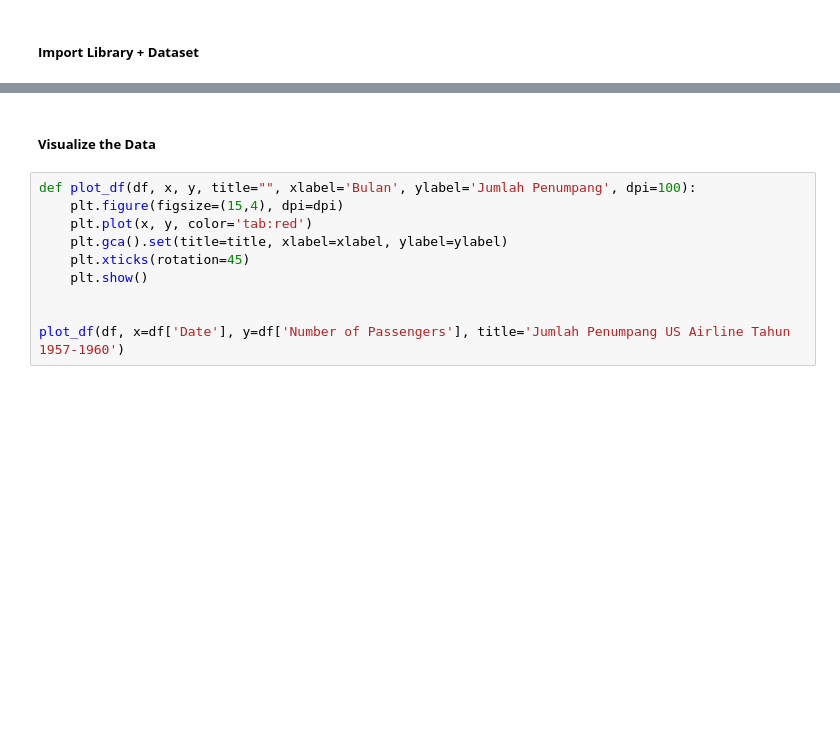
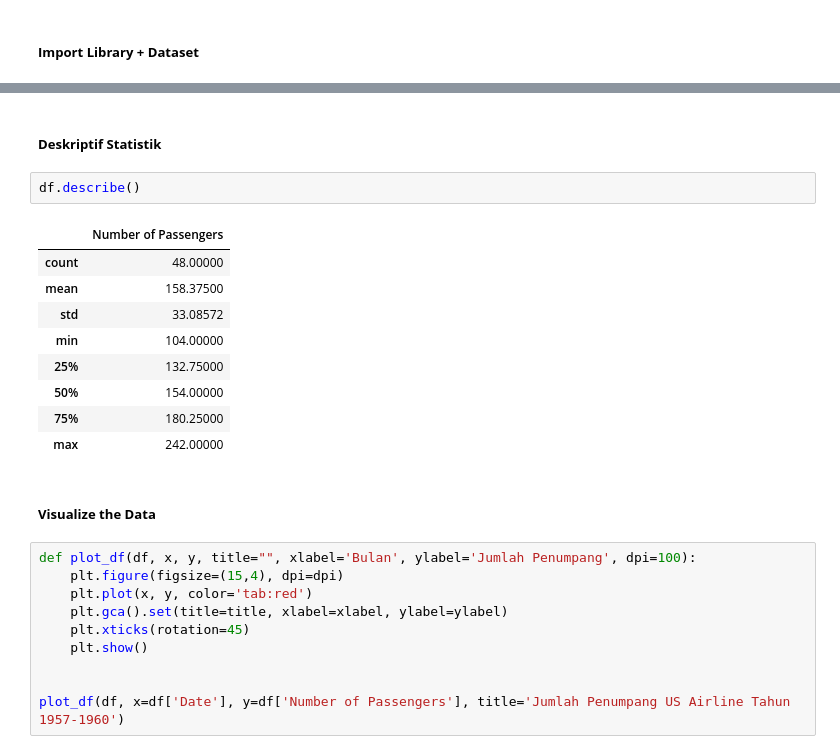
Before and after one commit to muhammadalvarokhikman/Pre-Analisis-Runtun-Waktu, a Jupyter notebook: code.ipynb, the cells around one changed output, grey strips where cells are left out. Saved outputs shown, nothing was run; the diff lists cells and outputs as text; blank space fills up the shorter version.

```diff
--- a/code.ipynb
+++ b/code.ipynb
@@ -26,3 +26,17 @@ df.head(5)
+# %% [markdown]
+<h5><b> Deskriptif Statistik
+# %%
+df.describe()
+# %% [output]
+|  | Number of Passengers |
+| count | 48.00000 |
+| mean | 158.37500 |
+| std | 33.08572 |
+| min | 104.00000 |
+| 25% | 132.75000 |
+| 50% | 154.00000 |
+| 75% | 180.25000 |
+| max | 242.00000 |
 # %% [markdown]
 <h5><b> Visualize the Data
 # %%
```
Also changed, not shown: parts of 1 cell of this notebook, 3 other files.
